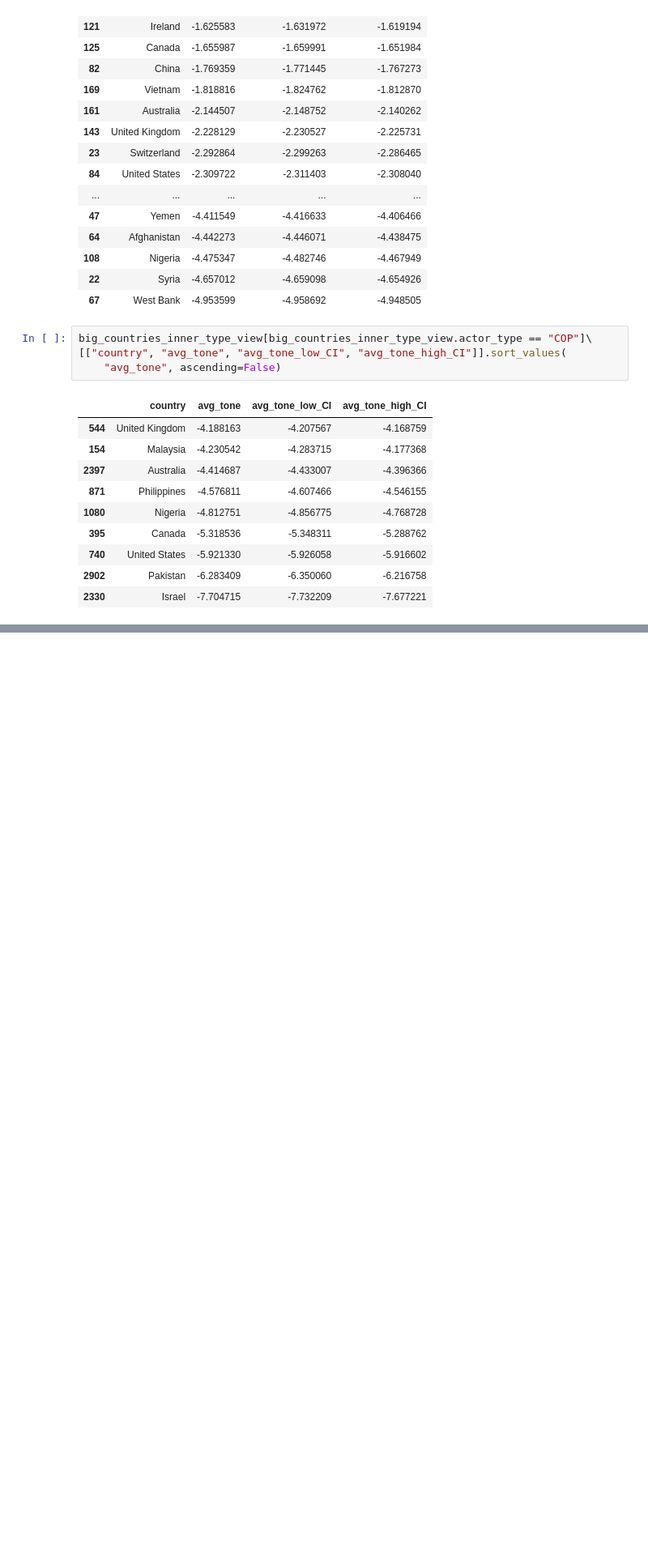
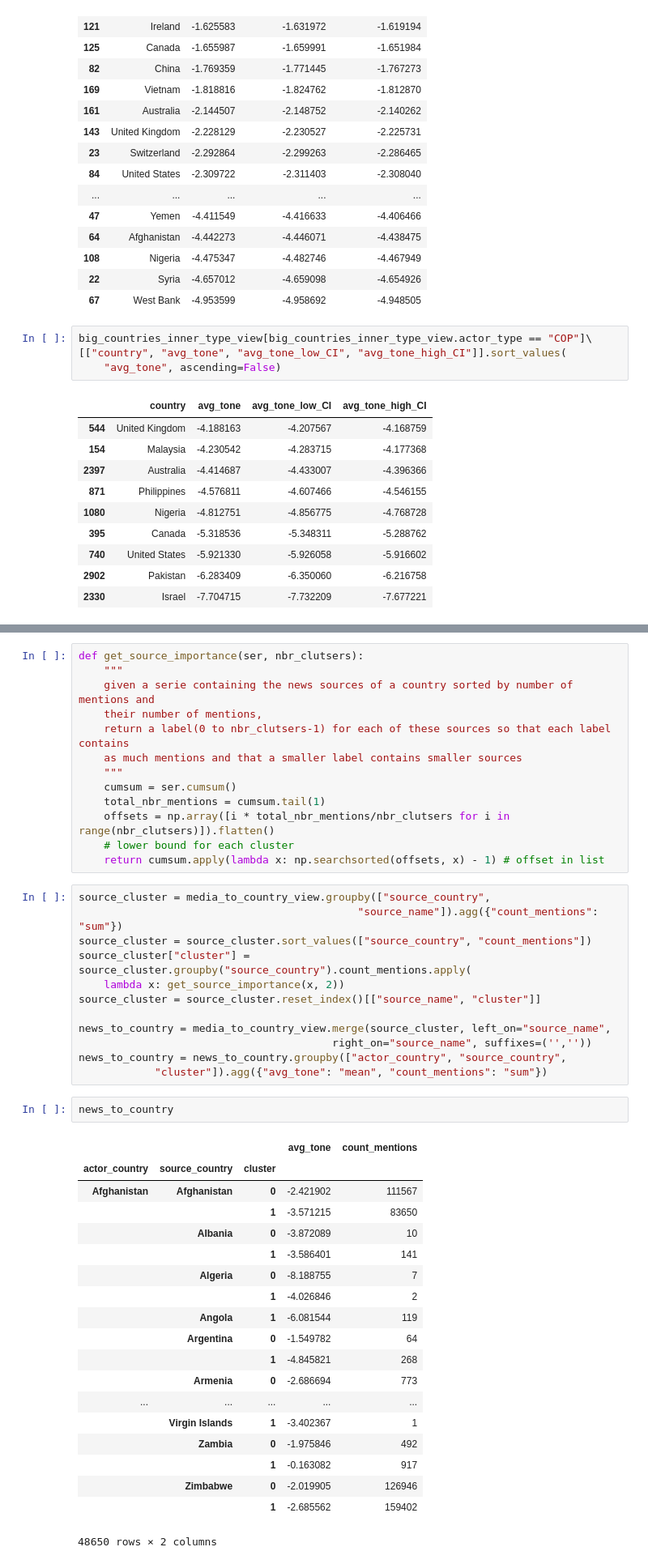
Before and after one commit to NatGr/projectAdA, a Jupyter notebook: tests_nathan.ipynb, the cells around one changed output, grey strips where cells are left out. Shown: that part at 81% size. Cells and saved outputs as stored; diff of their text form; blank space fills up the shorter version.

```diff
--- a/tests_nathan.ipynb
+++ b/tests_nathan.ipynb
@@ -297,0 +279,47 @@ c_to_c
+# %%
+def get_source_importance(ser, nbr_clutsers):
+    """
+    given a serie containing the news sources of a country sorted by number of mentions and
+    their number of mentions,
+    return a label(0 to nbr_clutsers-1) for each of these sources so that each label contains
+    as much mentions and that a smaller label contains smaller sources
+    """
+    cumsum = ser.cumsum()
+    total_nbr_mentions = cumsum.tail(1)
+    offsets = np.array([i * total_nbr_mentions/nbr_clutsers for i in range(nbr_clutsers)]).flatten()
+    # lower bound for each cluster
+    return cumsum.apply(lambda x: np.searchsorted(offsets, x) - 1) # offset in list
+# %%
+source_cluster = media_to_country_view.groupby(["source_country",
+                                            "source_name"]).agg({"count_mentions": "sum"})
+source_cluster = source_cluster.sort_values(["source_country", "count_mentions"])
+source_cluster["cluster"] = source_cluster.groupby("source_country").count_mentions.apply(
+    lambda x: get_source_importance(x, 2))
+source_cluster = source_cluster.reset_index()[["source_name", "cluster"]]
+
+news_to_country = media_to_country_view.merge(source_cluster, left_on="source_name",
+                                        right_on="source_name", suffixes=('',''))
+news_to_country = news_to_country.groupby(["actor_country", "source_country",
+            "cluster"]).agg({"avg_tone": "mean", "count_mentions": "sum"})
+# %%
+news_to_country
+# %% [output]
+|  |  |  | avg_tone | count_mentions |
+| actor_country | source_country | cluster |  |  |
+| Afghanistan | Afghanistan | 0 | -2.421902 | 111567 |
+|  |  | 1 | -3.571215 | 83650 |
+|  | Albania | 0 | -3.872089 | 10 |
+|  |  | 1 | -3.586401 | 141 |
+|  | Algeria | 0 | -8.188755 | 7 |
+|  |  | 1 | -4.026846 | 2 |
+|  | Angola | 1 | -6.081544 | 119 |
+|  | Argentina | 0 | -1.549782 | 64 |
+|  |  | 1 | -4.845821 | 268 |
+|  | Armenia | 0 | -2.686694 | 773 |
+| ... | ... | ... | ... | ... |
+|  | Virgin Islands | 1 | -3.402367 | 1 |
+|  | Zambia | 0 | -1.975846 | 492 |
+|  |  | 1 | -0.163082 | 917 |
+|  | Zimbabwe | 0 | -2.019905 | 126946 |
+|  |  | 1 | -2.685562 | 159402 |
+48650 rows × 2 columns
```
Also changed, not shown: parts of 4 cells of this notebook, 1 other file.
